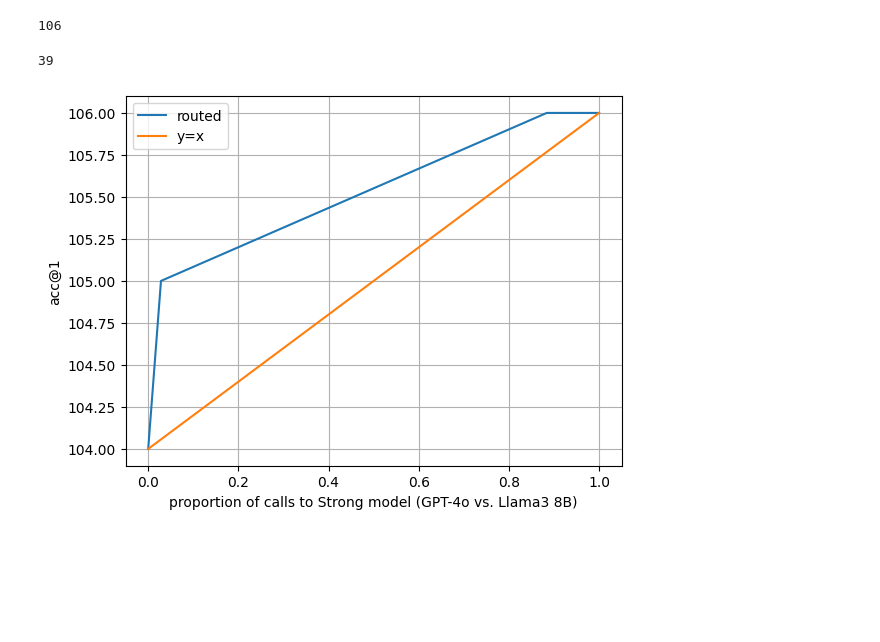
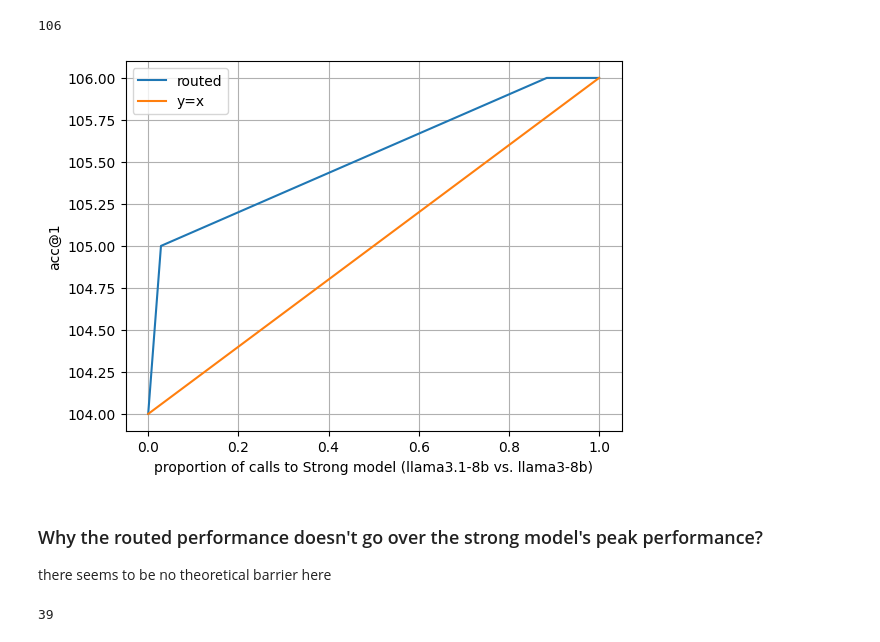
Before and after one commit to HyunjoonCho/lachesis, a Jupyter notebook: routellm/routellm.ipynb, the cells around one changed output. Cells and saved outputs as stored; diff of their text form; code cells hidden in the pictures; blank space fills up the shorter version.

```diff
--- a/routellm/routellm.ipynb
+++ b/routellm/routellm.ipynb
@@ -48,18 +48,18 @@ def get_LLM_response(initial_prompt):
     }
     return _query_model(payload)
 
-if __name__ == "__main__":
-    embeddings_dict = dict()
-    with open(initial_prompts_path) as f:
-        data = json.load(f)
+# if __name__ == "__main__":
+#     embeddings_dict = dict()
+#     with open(initial_prompts_path) as f:
+#         data = json.load(f)
 
-    for bug_id in data:
-        initial_prompt = data[bug_id]
-        embedding = get_LLM_response(initial_prompt)
-        embeddings_dict[bug_id] = embedding
+#     for bug_id in data:
+#         initial_prompt = data[bug_id]
+#         embedding = get_LLM_response(initial_prompt)
+#         embeddings_dict[bug_id] = embedding
 
-    with open(embeddings_path, 'w') as f:
-        json.dump(embeddings_dict, f)
+#     with open(embeddings_path, 'w') as f:
+#         json.dump(embeddings_dict, f)
 # %% [markdown]
 ### Format vs. results
 # %%
@@ -69,9 +69,9 @@ weak_result_path = '../AutoFL/combined_fl_results/d4j_eol_llama3_R10.json'
 vs_data_path = 'route_data/vs.json'
 filtered_embeddings_path = 'route_data/embeddings.npy'
 # %%
-strong_model_name = 'llama3.1-8b'
+strong_model_name = 'mistral-nemo-12b'
 weak_model_name = 'llama3-8b'
-strong_result_path = '../AutoFL/combined_fl_results/d4j_eol_llama3.1_R5.json'
+strong_result_path = '../AutoFL/combined_fl_results/d4j_eol_mistral-nemo_R5.json'
 weak_result_path = '../AutoFL/combined_fl_results/d4j_eol_llama3_R5.json'
 
 vs_data_path = f'route_data/{strong_model_name}_vs_{weak_model_name}.json'
@@ -154,39 +154,39 @@ strong_count = len(list(filter(lambda x: x == 1, strong_ranks)))
 strong_count
 # %% [output]
 106
-# %%
-len(list(filter(lambda x: x[0] == 1 and x[1] != 1, zip(weak_ranks, strong_ranks)))) # Weak model correct, while Strong model incorrect
-# %% [output]
-39
 # %%
 weak_key_list = list(weak_result.keys())
 
 def acc_at_1_and_weak_model_calls_for_threshold(threshold):
     aggregated_ranks = list()
-    weak_model_count = 0
+    strong_model_call_count = 0
     for i, bug_id in enumerate(strong_result):
         if probs[bug_id] > threshold:
             aggregated_ranks.append(strong_ranks[i])
+            strong_model_call_count += 1
         else:
             aggregated_ranks.append(weak_ranks[i])
-            weak_model_count += 1
-    return len(list(filter(lambda x: x == 1, aggregated_ranks))), weak_model_count
+    return len(list(filter(lambda x: x == 1, aggregated_ranks))), strong_model_call_count
 # %%
 list_of_acc_at_1 = list()
-weak_model_calls = list()
+strong_model_calls = list()
+step_count = 20
 
-for i in range(20 + 1):
-    threshold = 0.05 * i
-    acc_at_1, weak_model = acc_at_1_and_weak_model_calls_for_threshold(threshold)
+for i in range(step_count + 1):
+    threshold = (1 / step_count) * i
+    acc_at_1, strong_model_call_count = acc_at_1_and_weak_model_calls_for_threshold(threshold)
     list_of_acc_at_1.append(acc_at_1)
-    weak_model_calls.append(1 - (weak_model / len(weak_ranks)))
+    strong_model_calls.append((strong_model_call_count / len(strong_ranks)))
 # %%
-plt.plot(weak_model_calls, list_of_acc_at_1, label='routed')
+plt.plot(strong_model_calls, list_of_acc_at_1, label='routed')
 plt.plot([0.0, 1.0], [weak_count, strong_count], label='y=x')
 plt.xlabel(f"proportion of calls to Strong model ({strong_model_name} vs. {weak_model_name})")
 plt.ylabel("acc@1")
 plt.grid(True)
 plt.legend()
 plt.show()
 # %% [output]
-[figure, old version]
+[figure, new version]
+# %% [markdown]
+### Why the routed performance doesn't go over the strong model's peak performance?
+there seems to be no theoretical barrier here
@@ -192,0 +197,4 @@ plt.show()
+# %%
+len(prob_of_only_weak_model_gets_correct)
+# %% [output]
+39
```
Also changed, not shown: parts of 9 cells of this notebook, 3 other files.
